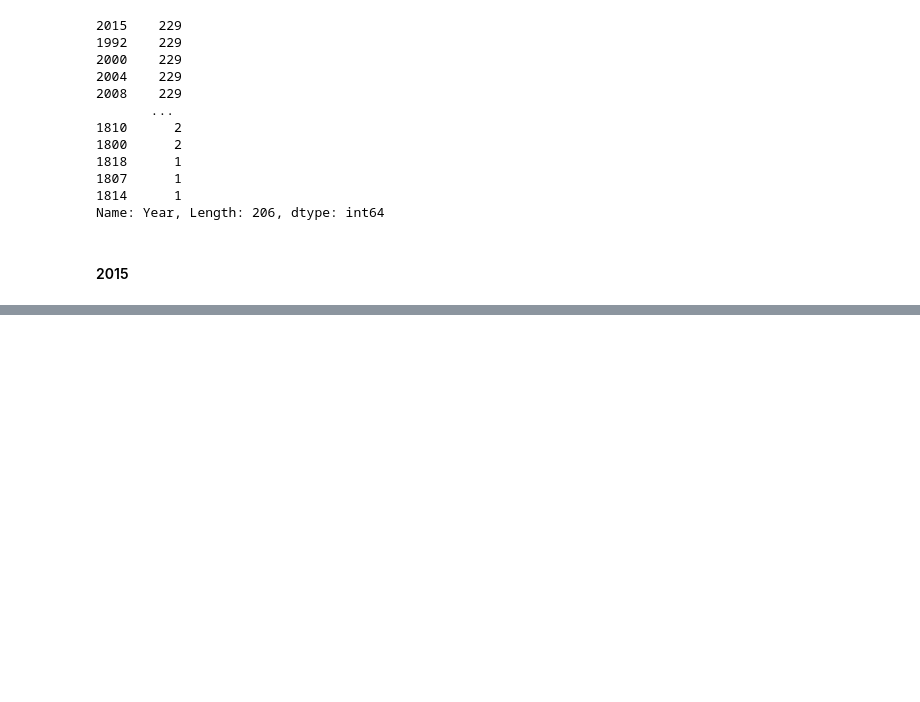
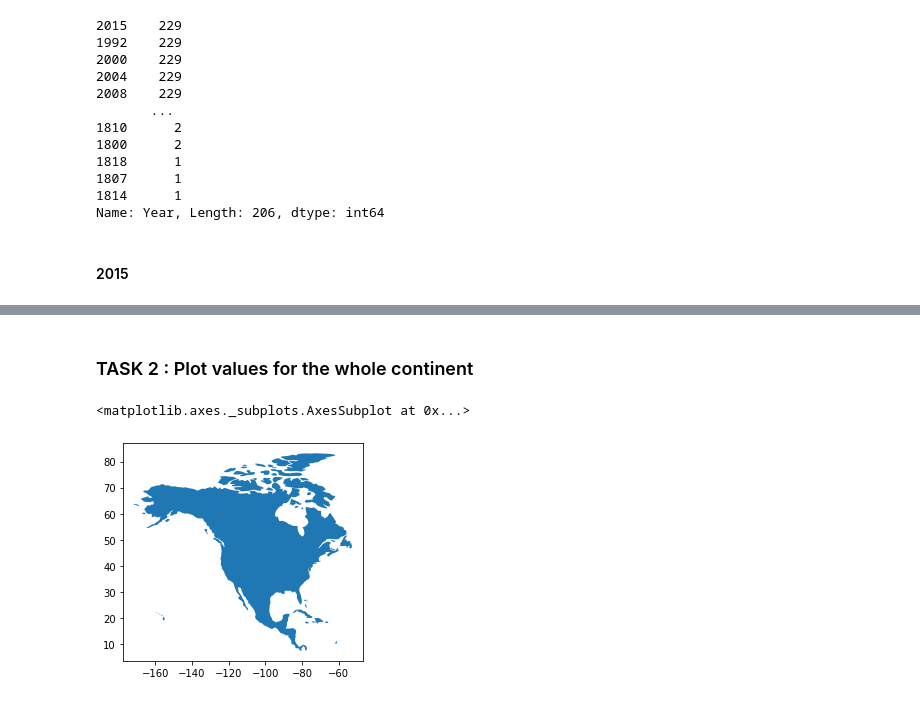
Before and after one commit to abhijeetknayak/Utilities, a Jupyter notebook: Data-Science/Country-Data/maternal-mortality-analysis.ipynb, the cells around one changed output, grey strips where cells are left out. Drawn from its saved outputs; the diff is of its cells as text; code cells hidden in the pictures; blank space fills up the shorter version.

Commit message:
Plotting values for entire continents

```diff
--- a/Data-Science/Country-Data/maternal-mortality-analysis.ipynb
+++ b/Data-Science/Country-Data/maternal-mortality-analysis.ipynb
@@ -123,3 +123,12 @@ folium.LayerControl().add_to(m)
 embed_map(m, 'Maternal_mortality_interactive.html')
 # %% [output]
 [interactive output not drawn]
+# %% [markdown]
+### TASK 2 : Plot values for the whole continent
+# %%
+geom_data = gdf[['continent', 'geometry']]
+continents = geom_data.dissolve(by='continent')
+continents[continents.index == 'North America'].plot()
+# %% [output]
+<matplotlib.axes._subplots.AxesSubplot at 0x...>
+[figure, added]
```
